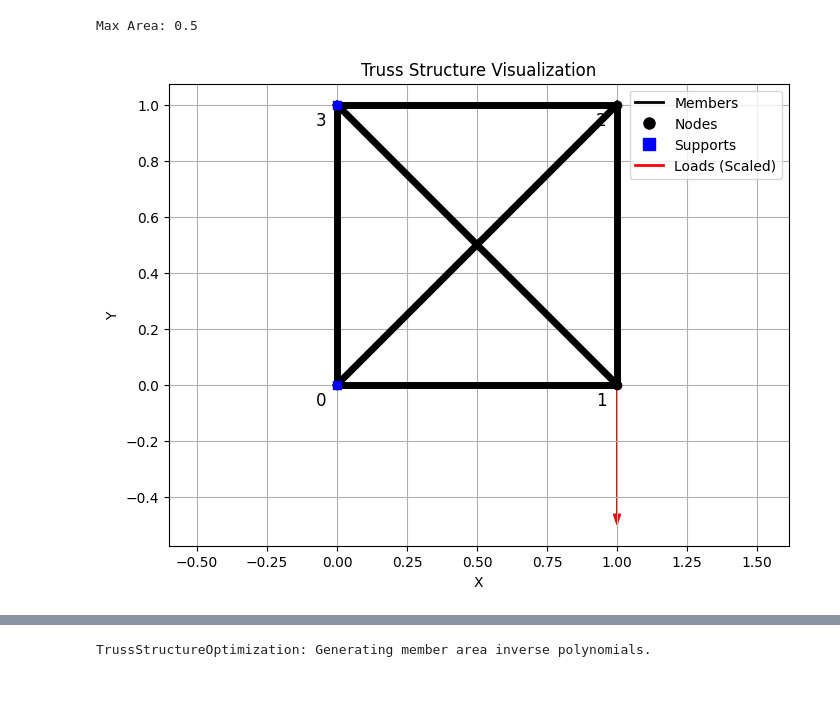
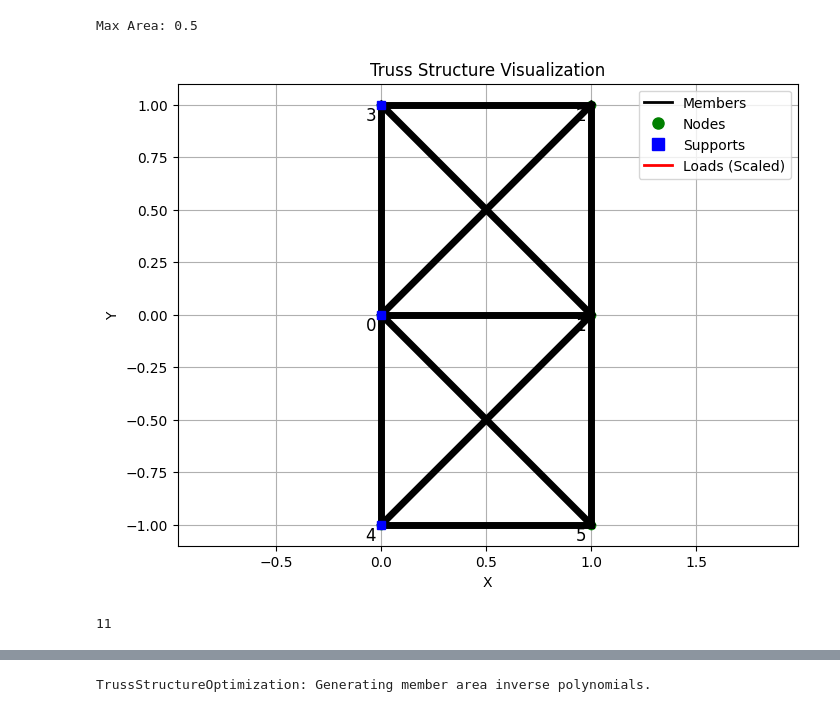
Before and after one commit to EngiOptiQA/EngiOptiQA, a Jupyter notebook: engioptiqa/problems/truss/truss_optimization.ipynb, the cells around one changed output, grey strips where cells are left out. Drawn from its saved outputs; the diff is of its cells as text; code cells hidden in the pictures.

```diff
--- a/engioptiqa/problems/truss/truss_optimization.ipynb
+++ b/engioptiqa/problems/truss/truss_optimization.ipynb
@@ -30,5 +23,0 @@ ts_opt.add_support(3, True, True)  # Fixed support at Node 3
-# %%
-ts_opt.visualize_truss()
-# %% [output]
-Max Area: 0.5
-[figure, removed]
@@ -34,0 +46,32 @@ Max Area: 0.5
+# %%
+def create_truss_structure_11_elements(ts, visualize=True):
+    ts.add_node(0, (0,0))  # Node 0 at (0,0)
+    ts.add_node(1, (1,0))  # Node 1 at (1,0)
+    ts.add_node(2, (1,1))  # Node 2 at (1,1)
+    ts.add_node(3, (0,1))  # Node 3 at (0,1)
+
+    ts.add_node(4, (0,-1))
+    ts.add_node(5, (1,-1))
+
+    ts.add_member(0, 1, A=0.5, E=2e11)  # Member from Node 0 to Node 1
+    ts.add_member(1, 2, A=0.5, E=2e11)  # Member from Node 1 to Node 2
+    ts.add_member(2, 3, A=0.5, E=2e11)  # Member from Node 2 to Node 3
+    ts.add_member(3, 0, A=0.5, E=2e11)  # Member from Node 3 to Node 0
+    ts.add_member(0, 2, A=0.5, E=2e11)  # Diagonal Member from Node 0 to Node 2
+    ts.add_member(1, 3, A=0.5, E=2e11)  # Diagonal Member from Node 1 to Node 3
+
+    ts.add_member(0, 4, A=0.5, E=2e11)
+    ts.add_member(4, 5, A=0.5, E=2e11)
+    ts.add_member(5, 1, A=0.5, E=2e11)
+    ts.add_member(4, 1, A=0.5, E=2e11)
+    ts.add_member(0, 5, A=0.5, E=2e11)
+
+    ts.add_load(1, (0, -100e3))  # Vertical load of -100 N at Node 1
+
+    ts.add_support(0, True, True)  # Fixed support at Node 0
+    ts.add_support(3, True, True)  # Fixed support at Node 3
+
+    ts.add_support(4, True, True)
+
+    if visualize:
+        ts.visualize()
@@ -34,0 +113,11 @@ Max Area: 0.5
+# %%
+# create_truss_structure_6_elements(ts_opt)
+create_truss_structure_11_elements(ts_opt)
+# create_truss_structure_29_elements(ts_opt)
+# %% [output]
+Max Area: 0.5
+[figure, added]
+# %%
+len(ts_opt.members)
+# %% [output]
+11
```
Also changed, not shown: parts of 16 cells of this notebook, 5 other files.
